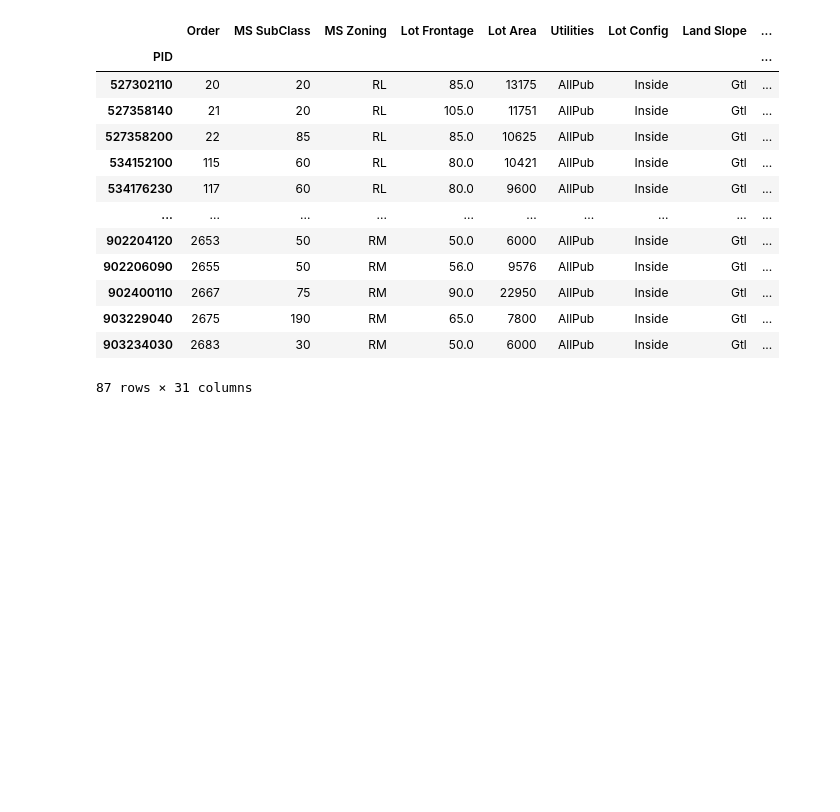
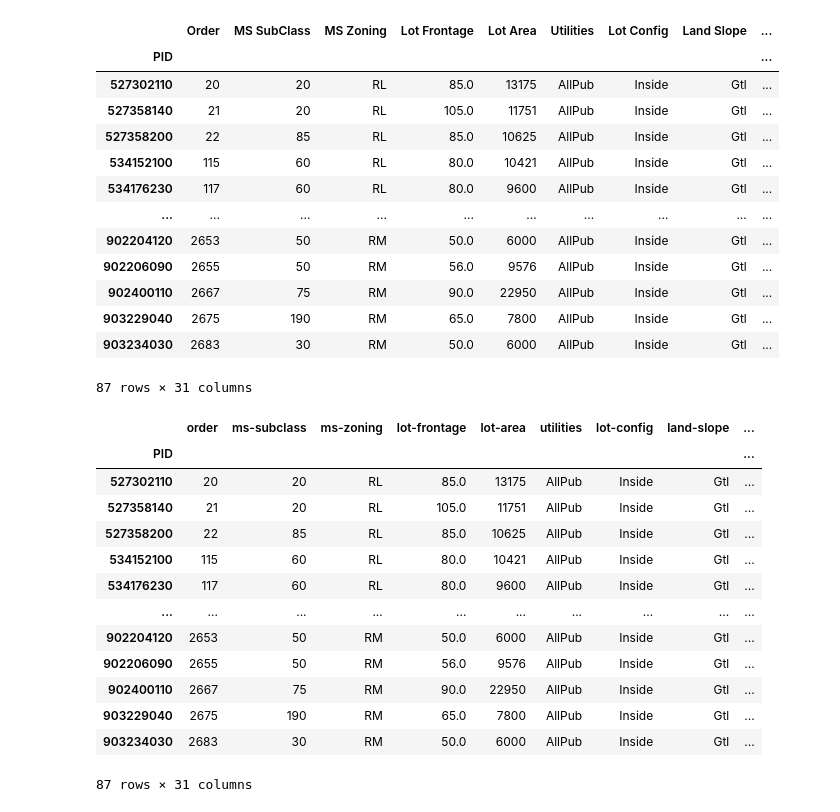
Before and after one commit to aaron-evans-cruz/Python-Portfolio-Projects, a Jupyter notebook: Python-Basic-Data-Cleaning.ipynb, the cells around one changed output. Drawn from its saved outputs; the diff is of its cells as text; code cells hidden in the pictures; blank space fills up the shorter version.

Commit message:
Add files via upload
Second commit, did some additional cleaning of this dataframe.

```diff
--- a/Python-Basic-Data-Cleaning.ipynb
+++ b/Python-Basic-Data-Cleaning.ipynb
@@ -219,5 +219,26 @@ df.replace('NWAmes', 'Northwest Ames')
 | 903229040 | 2675 | 190 | RM | 65.0 | 7800 | AllPub | Inside | Gtl | ... |
 | 903234030 | 2683 | 30 | RM | 50.0 | 6000 | AllPub | Inside | Gtl | ... |
 87 rows × 31 columns
+# %%
+# Convert columns to lower case, replacing spaces with underscores.
+df.columns = df.columns.str.lower()
+df.columns = df.columns.str.replace(' ', '-')
+# %%
+df
+# %% [output]
+|  | order | ms-subclass | ms-zoning | lot-frontage | lot-area | utilities | lot-config | land-slope | ... |
+| PID |  |  |  |  |  |  |  |  | ... |
+| 527302110 | 20 | 20 | RL | 85.0 | 13175 | AllPub | Inside | Gtl | ... |
+| 527358140 | 21 | 20 | RL | 105.0 | 11751 | AllPub | Inside | Gtl | ... |
+| 527358200 | 22 | 85 | RL | 85.0 | 10625 | AllPub | Inside | Gtl | ... |
+| 534152100 | 115 | 60 | RL | 80.0 | 10421 | AllPub | Inside | Gtl | ... |
+| 534176230 | 117 | 60 | RL | 80.0 | 9600 | AllPub | Inside | Gtl | ... |
+| ... | ... | ... | ... | ... | ... | ... | ... | ... | ... |
+| 902204120 | 2653 | 50 | RM | 50.0 | 6000 | AllPub | Inside | Gtl | ... |
+| 902206090 | 2655 | 50 | RM | 56.0 | 9576 | AllPub | Inside | Gtl | ... |
+| 902400110 | 2667 | 75 | RM | 90.0 | 22950 | AllPub | Inside | Gtl | ... |
+| 903229040 | 2675 | 190 | RM | 65.0 | 7800 | AllPub | Inside | Gtl | ... |
+| 903234030 | 2683 | 30 | RM | 50.0 | 6000 | AllPub | Inside | Gtl | ... |
+87 rows × 31 columns
 # %%
 # Done cleaning the dataset, time to start querying, playing with the data and building visualizations.
```
